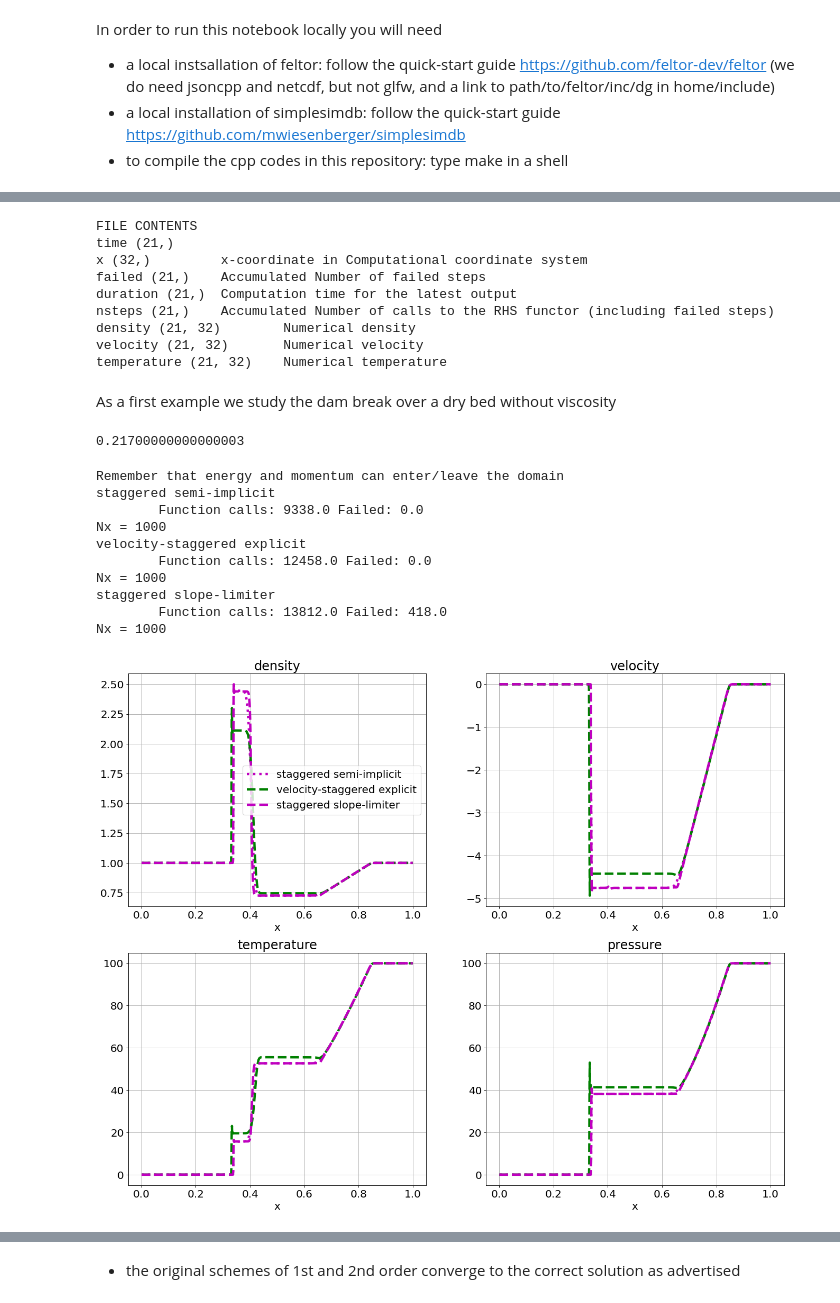
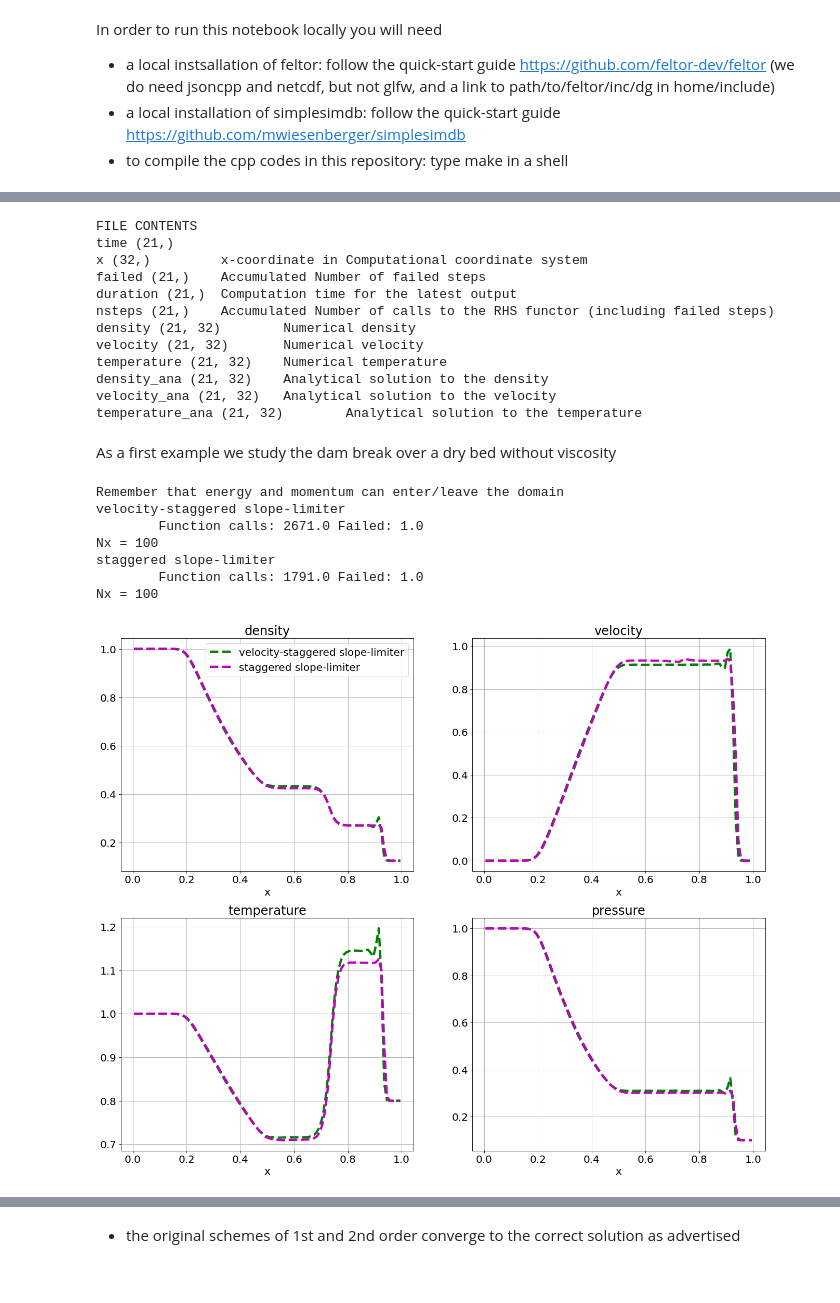
Before and after one commit to mwiesenberger/advection, a Jupyter notebook: temp-navier-stokes.ipynb, the cells around one changed output, grey strips where cells are left out. Cells and saved outputs as stored; diff of their text form; code cells hidden in the pictures.

```diff
--- a/temp-navier-stokes.ipynb
+++ b/temp-navier-stokes.ipynb
@@ -101,6 +101,19 @@ def make_navier_stokes_input() :
         "t_l" : 0.01,   # temperature left of jump
         "t_r" : 100, # temperature right of jump
     },
+#     "init":
+#     {
+#          # Manufactured solution without shock
+#         "type" : "mms",
+#         "n_0" : 1,
+#         "u_0" : 0.5,
+#         "t_0" : 0.75,
+#         "A" : 0.2,
+#         "B" : 0.1,
+#         "C" : 0.2,
+#         "k" : 4*np.pi,
+#         "v" : 1 # velocity of mms solution
+#     },
     "advection" :
     {
         "type" : "staggered",
@@ -129,6 +142,7 @@ def make_navier_stokes_input() :
     },
     "physical":
     {
+        "gamma" : 1.4, # 3 for monotamic 1-d ideal gas, 1.4 for Toro-test
         "nu_u" : 0.0, # viscosity
         "nu_n" : 0.0, # diffusivity (can be used to stabilize)
         "nu_t" : 0.0, # diffusivity (can be used to stabilize)
@@ -143,7 +157,7 @@ def make_navier_stokes_input() :
     "output":
     {
         # The simulation will run from t = 0 to t = t_end
-        "tend" : 0.025, # end time
+        "tend" : 0.035, # end time
         # Choose a number of (equidistant in time) outputs
         # in output file (excluding first)
         "maxout" : 20
@@ -174,6 +188,9 @@ nsteps (21,)    Accumulated Number of calls to the RHS functor (including failed
 density (21, 32)        Numerical density
 velocity (21, 32)       Numerical velocity
 temperature (21, 32)    Numerical temperature
+density_ana (21, 32)    Analytical solution to the density
+velocity_ana (21, 32)   Analytical solution to the velocity
+temperature_ana (21, 32)        Analytical solution to the temperature
 # %%
 # Again, we define a plotting routine that loops over
 # parameters sets, runs simulations and plots the results
@@ -233,39 +250,44 @@ def plot_navier_stokes( p_list, save_fig = False, figure_name = "test.png"):
         plt.savefig( figure_name, bbox_inches="tight")
 # %% [markdown]
 As a first example we study the dam break over a dry bed without viscosity
-# %%
-0.035*6.2
-# %% [output]
-0.21700000000000003
 # %%
+# Toro - test 1 (from Chapter 4)
 p_list = []
 for p in [
-    {"type" : "staggered", "variant" : "original", "ls" : "m:"},
-        {"type" : "velocity-staggered", "variant" : "explicit", "ls" : "g--"},
+    # {"type" : "staggered", "variant" : "explicit", "ls" : "m:"},
+    {"type" : "velocity-staggered", "variant" : "slope-limiter", "ls" : "g--"},
     {"type" : "staggered", "variant" : "slope-limiter", "ls" : "m--"},
         ] :
     params = make_navier_stokes_input()
-    params["grid"]["Nx"]= 1000
+    params["grid"]["Nx"]= 100
+    params["physical"]["gamma"] = 1.4
+    params["init"] = {
+        "type" : "riemann",
+        "x_a" : 0.5, # location of jump
+        "n_l" : 1,   # density left of jump
+        "n_r" : 0.125,   # density right of jump
+        "u_l" : 0,   # velocity left of jump
+        "u_r" : 0,   # velocity right of jump
+        "t_l" : 1,   # temperature left of jump
+        "t_r" : 0.1/0.125, # temperature right of jump
+    }
     params["ls"]= p["ls"]
-    params["output"]["tend"] = 0.02
+    params["output"]["tend"] = 0.25
     params["timestepper"]["type"] = "ARK"
     params["timestepper"]["tableau"]  = "ARK-4-2-3"
 #     params["timestepper"]["type"] = "ERK"
 #     params["timestepper"]["tableau"]  = "Bogacki-Shampine-4-2-3"
     params["advection"] = p
     p_list.append(params)
 
 print( "Remember that energy and momentum can enter/leave the domain")
 plot_navier_stokes(p_list)
 # %% [output]
 Remember that energy and momentum can enter/leave the domain
-staggered semi-implicit
-        Function calls: 9338.0 Failed: 0.0
-Nx = 1000
-velocity-staggered explicit
-        Function calls: 12458.0 Failed: 0.0
-Nx = 1000
+velocity-staggered slope-limiter
+        Function calls: 2671.0 Failed: 1.0
+Nx = 100
 staggered slope-limiter
-        Function calls: 13812.0 Failed: 418.0
-Nx = 1000
+        Function calls: 1791.0 Failed: 1.0
+Nx = 100
-[figure, old version]
+[figure, new version]
```
Also changed, not shown: parts of 8 cells of this notebook, 5 other files.
